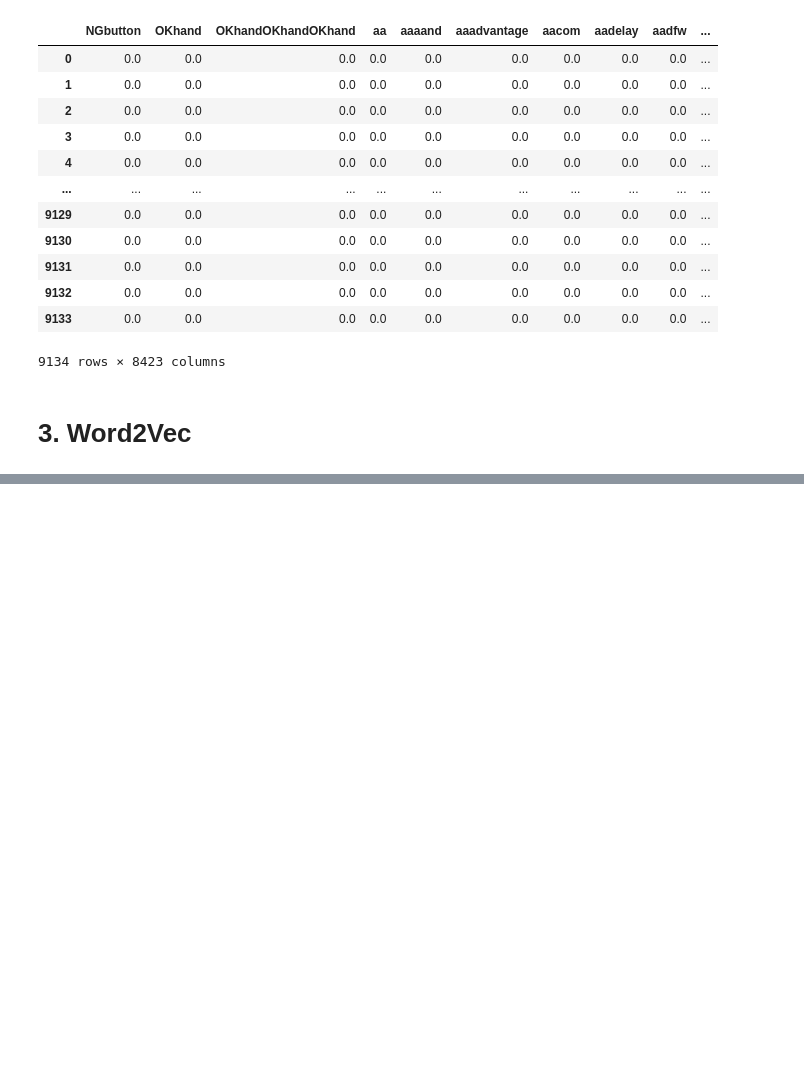
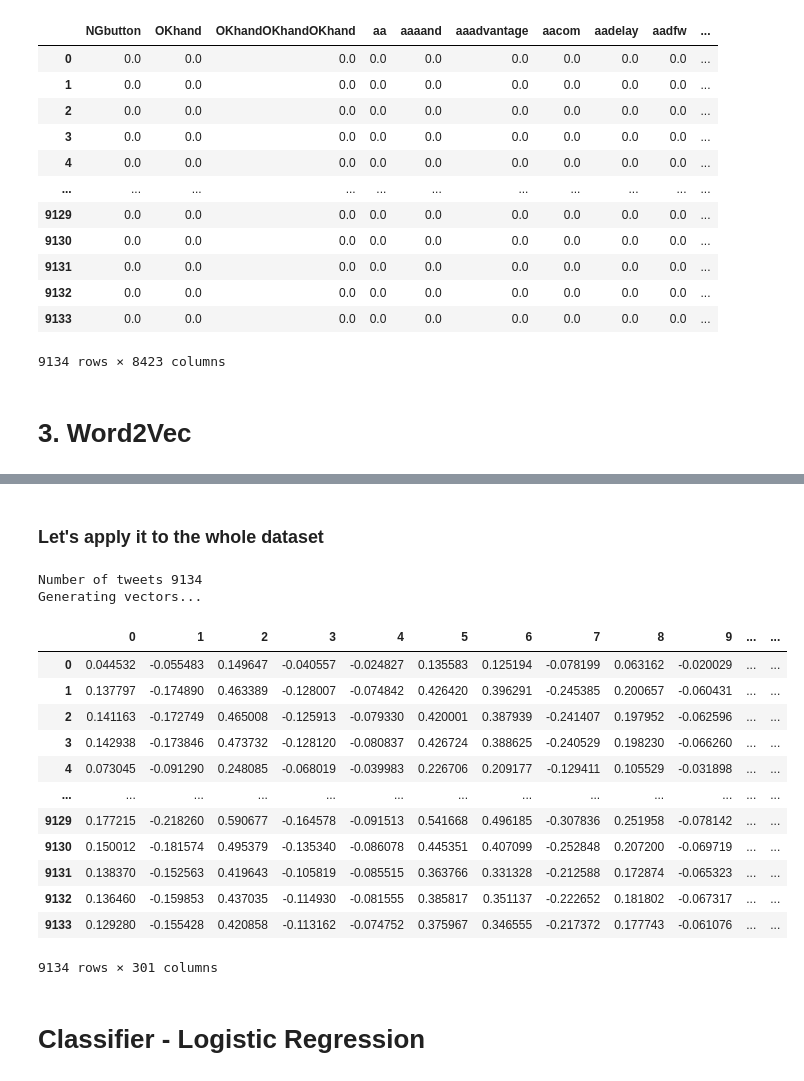
Before and after one commit to laurabravopriegue/SG_NLP_lunchnlearn, a Jupyter notebook: LEVEL_3.ipynb, the cells around one changed output, grey strips where cells are left out. Saved outputs shown, nothing was run; the diff lists cells and outputs as text; code cells hidden in the pictures; blank space fills up the shorter version.

```diff
--- a/LEVEL_3.ipynb
+++ b/LEVEL_3.ipynb
@@ -781,0 +704,3 @@ Saving model...
+# %%
+print("Training model")
+word2vec_model = word2vec_training(df)
@@ -781,0 +716,38 @@ Saving model...
+# %%
+def w2vec_get_vectors(corpus, model):
+    list_of_lists = []
+
+    for tweet in corpus:
+        vector_list = []
+
+        if not tweet:
+            vector = np.zeros(300)
+            vector_list.append(vector)
+        else:
+            for word in tweet:
+                try:
+                    vector = model.wv[word]
+                    vector_list.append(vector)
+                except KeyError:
+                    print("Word not found ", word)
+
+        list_of_lists.append(vector_list)
+
+    list_of_series = [pd.Series(list) for list in list_of_lists]
+    list_of_vector_averages = [np.mean(i, axis=0) for i in list_of_series]
+
+    return list_of_vector_averages
+
+
+def word2vec_vectorizer(df, model):
+    docs = df['preprocessed_tweets'].to_list()
+    print("Number of tweets", len(docs))
+
+    print("Generating vectors... ")
+    vectorised_statements = w2vec_get_vectors(docs, model)
+
+    word2vec = pd.DataFrame(vectorised_statements)
+
+    word2vec['airline_sentiment'] = df['airline_sentiment'].to_list()
+
+    return word2vec
@@ -781,0 +777,23 @@ Saving model...
+# %% [markdown]
+### Let's apply it to the whole dataset
+# %%
+word2vec_vectors = word2vec_vectorizer(df,word2vec_model)
+word2vec_vectors
+# %% [output]
+Number of tweets 9134
+Generating vectors...
+|  | 0 | 1 | 2 | 3 | 4 | 5 | 6 | 7 | 8 | 9 | ... | ... |
+| 0 | 0.044532 | -0.055483 | 0.149647 | -0.040557 | -0.024827 | 0.135583 | 0.125194 | -0.078199 | 0.063162 | -0.020029 | ... | ... |
+| 1 | 0.137797 | -0.174890 | 0.463389 | -0.128007 | -0.074842 | 0.426420 | 0.396291 | -0.245385 | 0.200657 | -0.060431 | ... | ... |
+| 2 | 0.141163 | -0.172749 | 0.465008 | -0.125913 | -0.079330 | 0.420001 | 0.387939 | -0.241407 | 0.197952 | -0.062596 | ... | ... |
+| 3 | 0.142938 | -0.173846 | 0.473732 | -0.128120 | -0.080837 | 0.426724 | 0.388625 | -0.240529 | 0.198230 | -0.066260 | ... | ... |
+| 4 | 0.073045 | -0.091290 | 0.248085 | -0.068019 | -0.039983 | 0.226706 | 0.209177 | -0.129411 | 0.105529 | -0.031898 | ... | ... |
+| ... | ... | ... | ... | ... | ... | ... | ... | ... | ... | ... | ... | ... |
+| 9129 | 0.177215 | -0.218260 | 0.590677 | -0.164578 | -0.091513 | 0.541668 | 0.496185 | -0.307836 | 0.251958 | -0.078142 | ... | ... |
+| 9130 | 0.150012 | -0.181574 | 0.495379 | -0.135340 | -0.086078 | 0.445351 | 0.407099 | -0.252848 | 0.207200 | -0.069719 | ... | ... |
+| 9131 | 0.138370 | -0.152563 | 0.419643 | -0.105819 | -0.085515 | 0.363766 | 0.331328 | -0.212588 | 0.172874 | -0.065323 | ... | ... |
+| 9132 | 0.136460 | -0.159853 | 0.437035 | -0.114930 | -0.081555 | 0.385817 | 0.351137 | -0.222652 | 0.181802 | -0.067317 | ... | ... |
+| 9133 | 0.129280 | -0.155428 | 0.420858 | -0.113162 | -0.074752 | 0.375967 | 0.346555 | -0.217372 | 0.177743 | -0.061076 | ... | ... |
+9134 rows × 301 columns
+# %% [markdown]
+# Classifier - Logistic Regression
```
Also changed, not shown: parts of 23 cells of this notebook, 1 other file.
